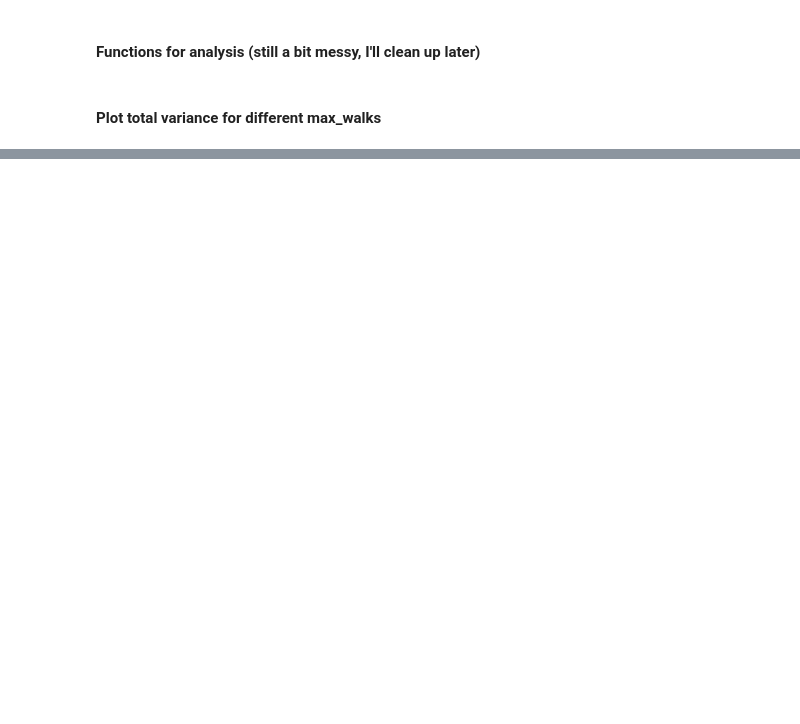
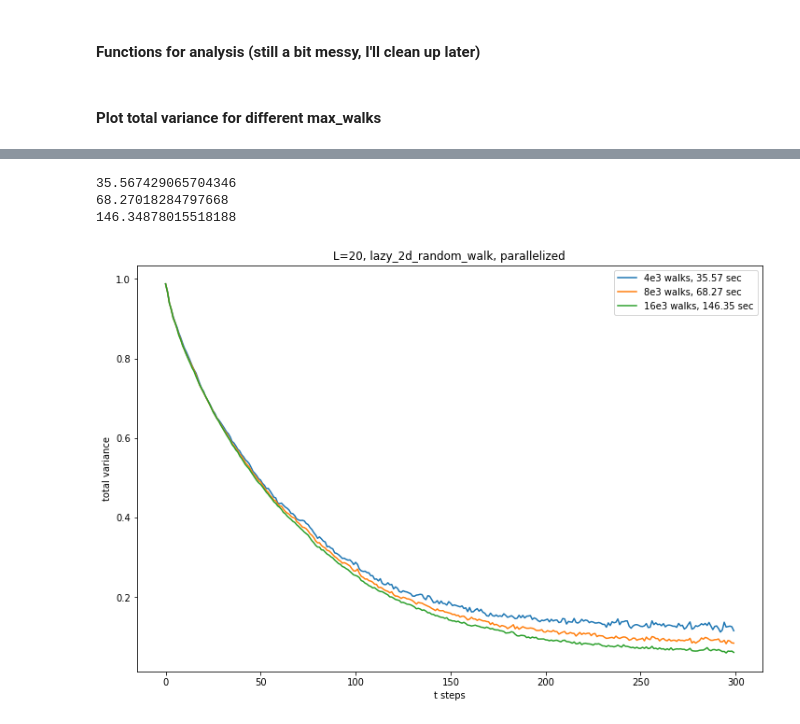
Before and after one commit to lucablessing/random-walks-on-small-world-networks, a Jupyter notebook: notebooks/random_walk_on_lattice.ipynb, the cells around one changed output, grey strips where cells are left out. Drawn from its saved outputs; the diff is of its cells as text; code cells hidden in the pictures; blank space fills up the shorter version.

Commit message:
Install multiprocess, optimize using parallelization.

```diff
--- a/notebooks/random_walk_on_lattice.ipynb
+++ b/notebooks/random_walk_on_lattice.ipynb
@@ -404,0 +495,29 @@ plt.show()
+# %%
+# set seed to get reproducible results
+np.random.seed(42)
+
+# Make graph
+L = 20
+G = nx.grid_2d_graph(L, L, periodic=True)
+max_steps = int(1e3)
+
+fig1, ax1 = plt.subplots(figsize=(12,8))
+for i in tqdm([4,8,16]):
+    tic = time()
+    norm_vector = get_L1_norm_over_step_count_parallel(G, L, max_steps=max_steps, max_walks=int(i*1e3),
+                                                       use_random_starting_node=False,
+                                                       random_walk_function=lazy_2d_random_walk_parallel)
+    toc = time()
+    print(toc-tic)
+    ax1.plot(norm_vector, label="{}e3 walks, {:.2f} sec".format(i, toc-tic))
+
+ax1.set_title('L={}, lazy_2d_random_walk, parallelized'.format(L))
+ax1.set_xlabel('t steps')
+ax1.set_ylabel('total variance')
+ax1.legend()
+plt.show()
+# %% [output]
+35.567429065704346
+68.27018284797668
+146.34878015518188
+[figure, added]
```
Also changed, not shown: parts of 12 cells of this notebook, 3 other files.
